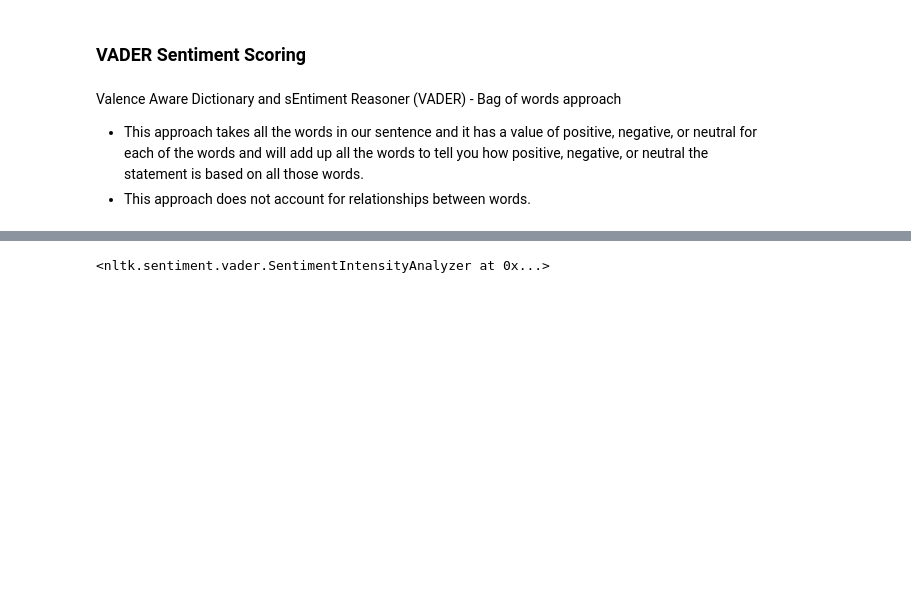
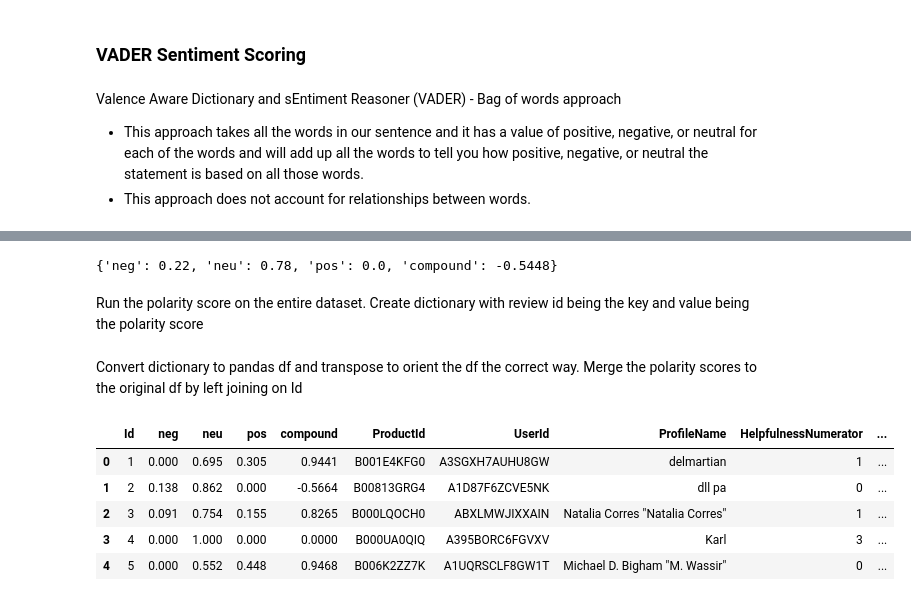
Before and after one commit to MatthewLopes/amazon-reviews-sentiment-analysis, a Jupyter notebook: amazon-reviews-sentiment-analysis.ipynb, the cells around one changed output, grey strips where cells are left out. Saved outputs shown, nothing was run; the diff lists cells and outputs as text; code cells hidden in the pictures; blank space fills up the shorter version.

```diff
--- a/amazon-reviews-sentiment-analysis.ipynb
+++ b/amazon-reviews-sentiment-analysis.ipynb
@@ -114,4 +132,6 @@ sia = SentimentIntensityAnalyzer()
 # %%
-sia
+sia.polarity_scores(example_review)
 # %% [output]
-<nltk.sentiment.vader.SentimentIntensityAnalyzer at 0x...>
+{'neg': 0.22, 'neu': 0.78, 'pos': 0.0, 'compound': -0.5448}
+# %% [markdown]
+Run the polarity score on the entire dataset. Create dictionary with review id being the key and value being the polarity score
@@ -117,0 +145,2 @@ sia
+# %% [markdown]
+Convert dictionary to pandas df and transpose to orient the df the correct way. Merge the polarity scores to the original df by left joining on Id
@@ -117,0 +151,9 @@ sia
+# %%
+vaders.head()
+# %% [output]
+|  | Id | neg | neu | pos | compound | ProductId | UserId | ProfileName | HelpfulnessNumerator | ... |
+| 0 | 1 | 0.000 | 0.695 | 0.305 | 0.9441 | B001E4KFG0 | A3SGXH7AUHU8GW | delmartian | 1 | ... |
+| 1 | 2 | 0.138 | 0.862 | 0.000 | -0.5664 | B00813GRG4 | A1D87F6ZCVE5NK | dll pa | 0 | ... |
+| 2 | 3 | 0.091 | 0.754 | 0.155 | 0.8265 | B000LQOCH0 | ABXLMWJIXXAIN | Natalia Corres "Natalia Corres" | 1 | ... |
+| 3 | 4 | 0.000 | 1.000 | 0.000 | 0.0000 | B000UA0QIQ | A395BORC6FGVXV | Karl | 3 | ... |
+| 4 | 5 | 0.000 | 0.552 | 0.448 | 0.9468 | B006K2ZZ7K | A1UQRSCLF8GW1T | Michael D. Bigham "M. Wassir" | 0 | ... |
```
Also changed, not shown: parts of 11 cells of this notebook.
